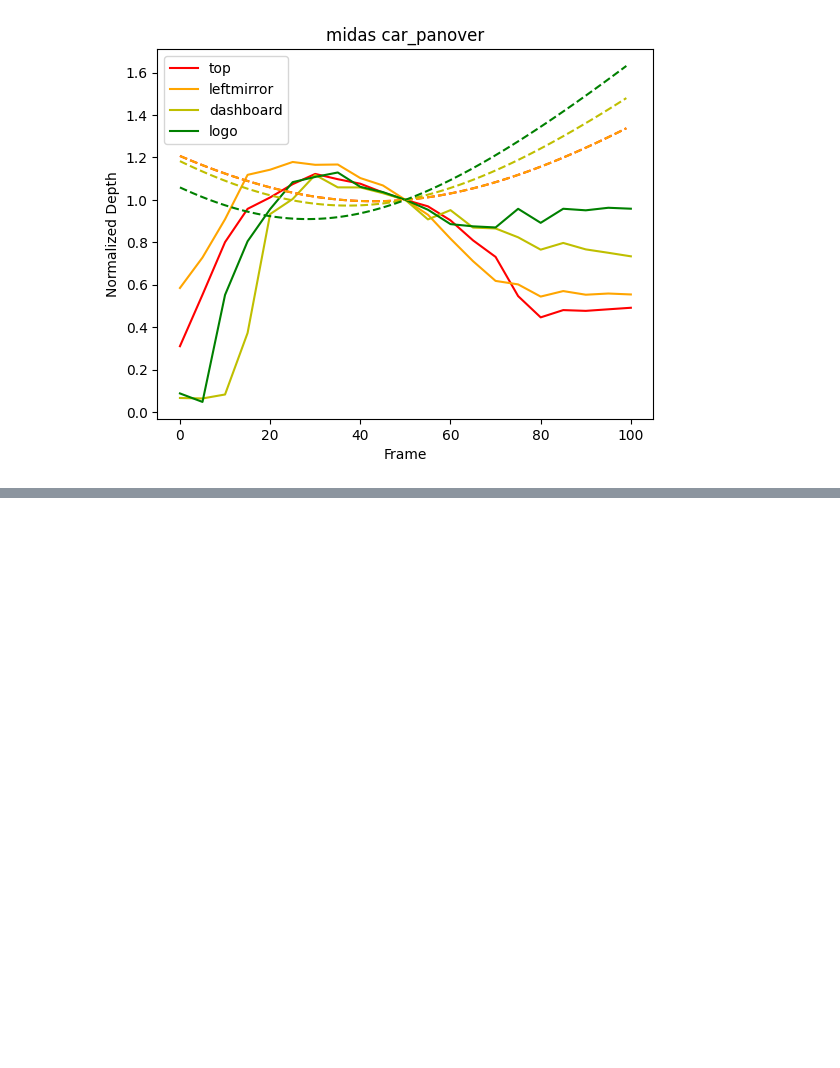
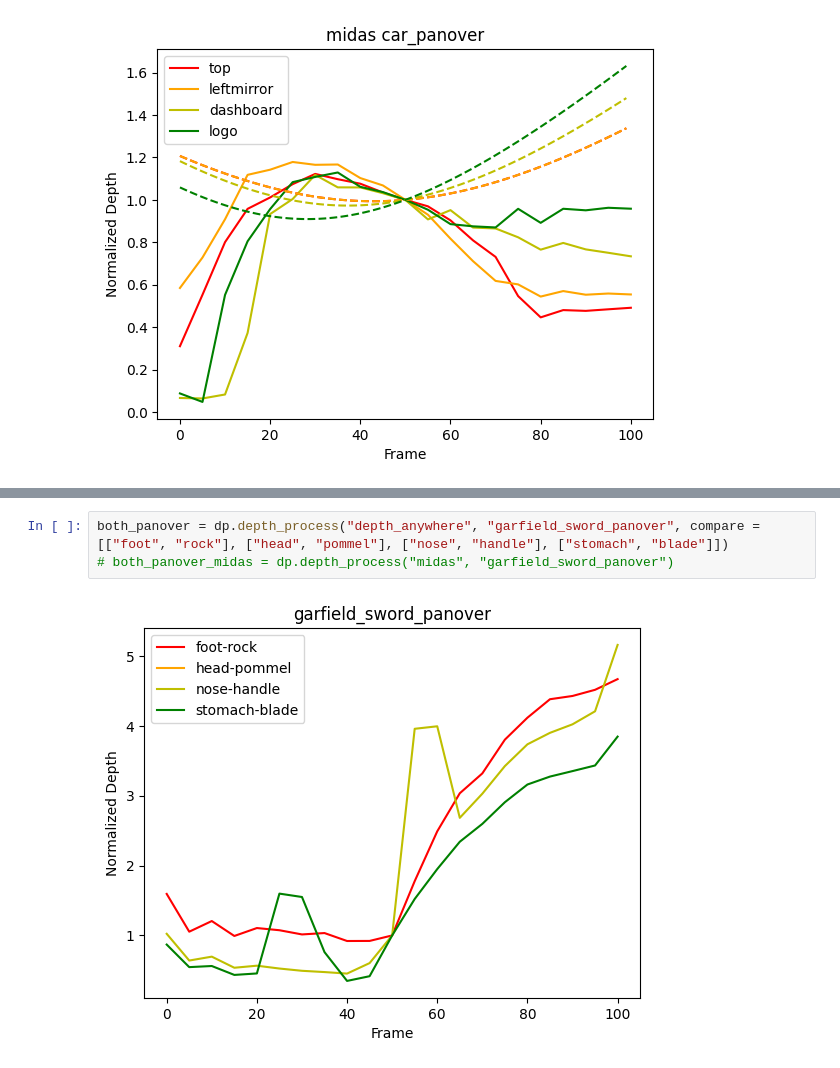
Before and after one commit to oliviali11/spatial-vision-project, a Jupyter notebook: depth_models/depth_mean.ipynb, the cells around one changed output, grey strips where cells are left out. Saved outputs shown, nothing was run; the diff lists cells and outputs as text; blank space fills up the shorter version.

```diff
--- a/depth_models/depth_mean.ipynb
+++ b/depth_models/depth_mean.ipynb
@@ -59,0 +56,5 @@ car_cone_panover_midas = dp.depth_process("midas", "car_cone_panover")
+# %%
+both_panover = dp.depth_process("depth_anywhere", "garfield_sword_panover", compare = [["foot", "rock"], ["head", "pommel"], ["nose", "handle"], ["stomach", "blade"]])
+# both_panover_midas = dp.depth_process("midas", "garfield_sword_panover")
+# %% [output]
+[figure, new version]
```
Also changed, not shown: parts of 2 cells of this notebook, 17 other files.
